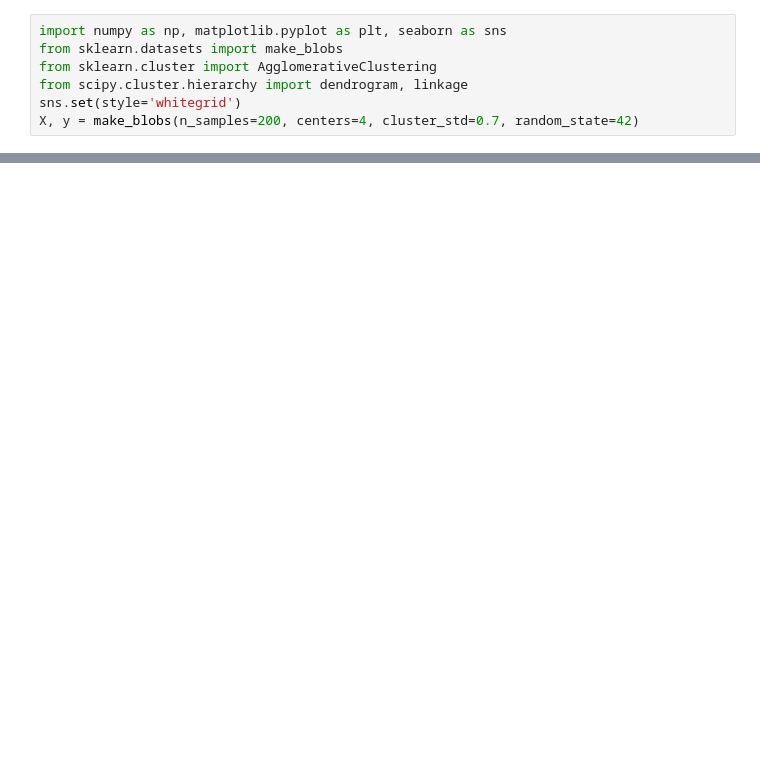
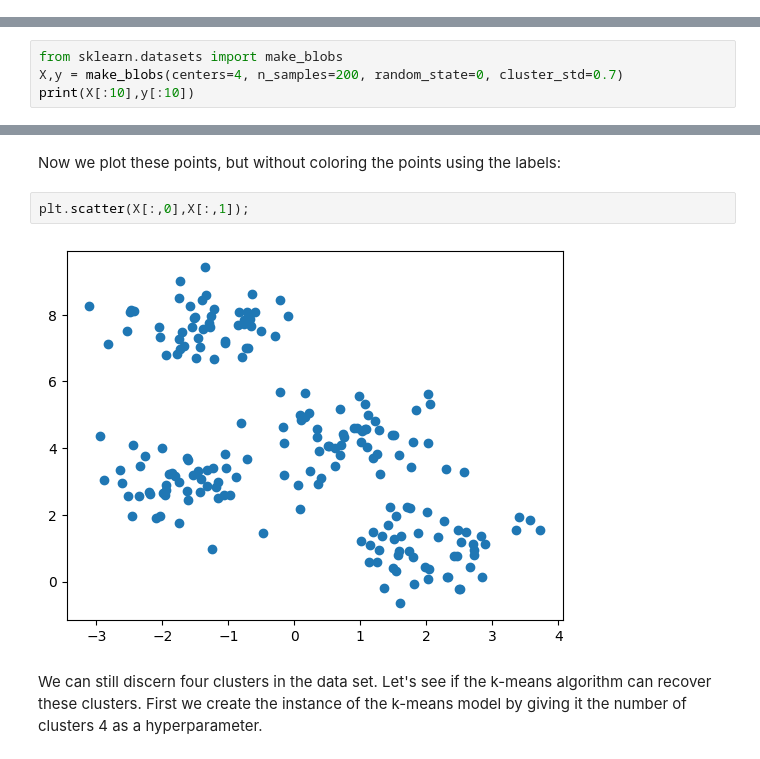
Before and after one commit to varadpoddar/CMPE-255-Sec-47-Data-Mining, a Jupyter notebook: Assignment 8/Clustering/colabs/hierarchical_clustering.ipynb, the cells around one changed output, grey strips where cells are left out. Drawn from its saved outputs; the diff is of its cells as text; blank space fills up the shorter version.

```diff
--- a/Assignment 8/Clustering/colabs/hierarchical_clustering.ipynb
+++ b/Assignment 8/Clustering/colabs/hierarchical_clustering.ipynb
@@ -7,7 +0,0 @@ Run in Colab. Uses scipy for dendrogram and sklearn AgglomerativeClustering.
-# %%
-import numpy as np, matplotlib.pyplot as plt, seaborn as sns
-from sklearn.datasets import make_blobs
-from sklearn.cluster import AgglomerativeClustering
-from scipy.cluster.hierarchy import dendrogram, linkage
-sns.set(style='whitegrid')
-X, y = make_blobs(n_samples=200, centers=4, cluster_std=0.7, random_state=42)
@@ -19,0 +34,4 @@ plt.show()
+# %%
+from sklearn.datasets import make_blobs
+X,y = make_blobs(centers=4, n_samples=200, random_state=0, cluster_std=0.7)
+print(X[:10],y[:10])
@@ -19,0 +49,8 @@ plt.show()
+# %% [markdown]
+Now we plot these points, but without coloring the points using the labels:
+# %%
+plt.scatter(X[:,0],X[:,1]);
+# %% [output]
+[figure, added]
+# %% [markdown]
+We can still discern four clusters in the data set. Let's see if the k-means algorithm can recover these clusters. First we create the instance of the k-means model by giving it the number of clusters 4 as a hyperparameter.
```
Also changed, not shown: parts of 48 cells of this notebook, 1 other file.
